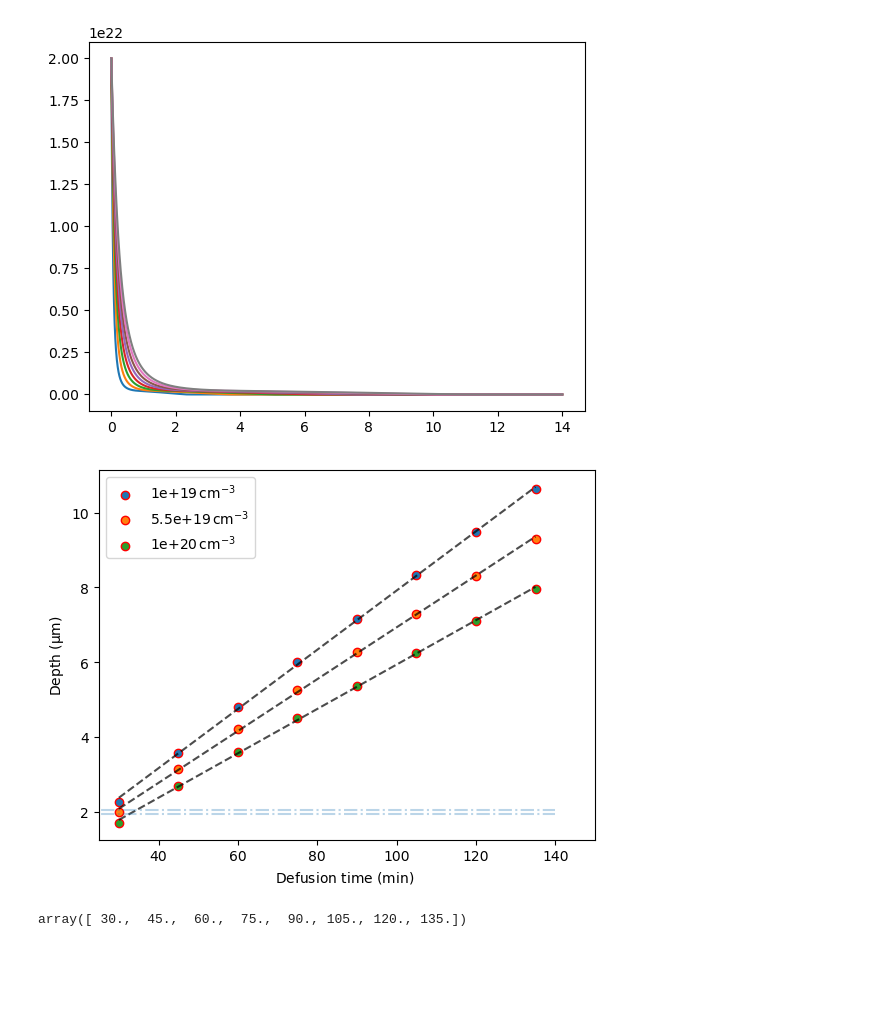
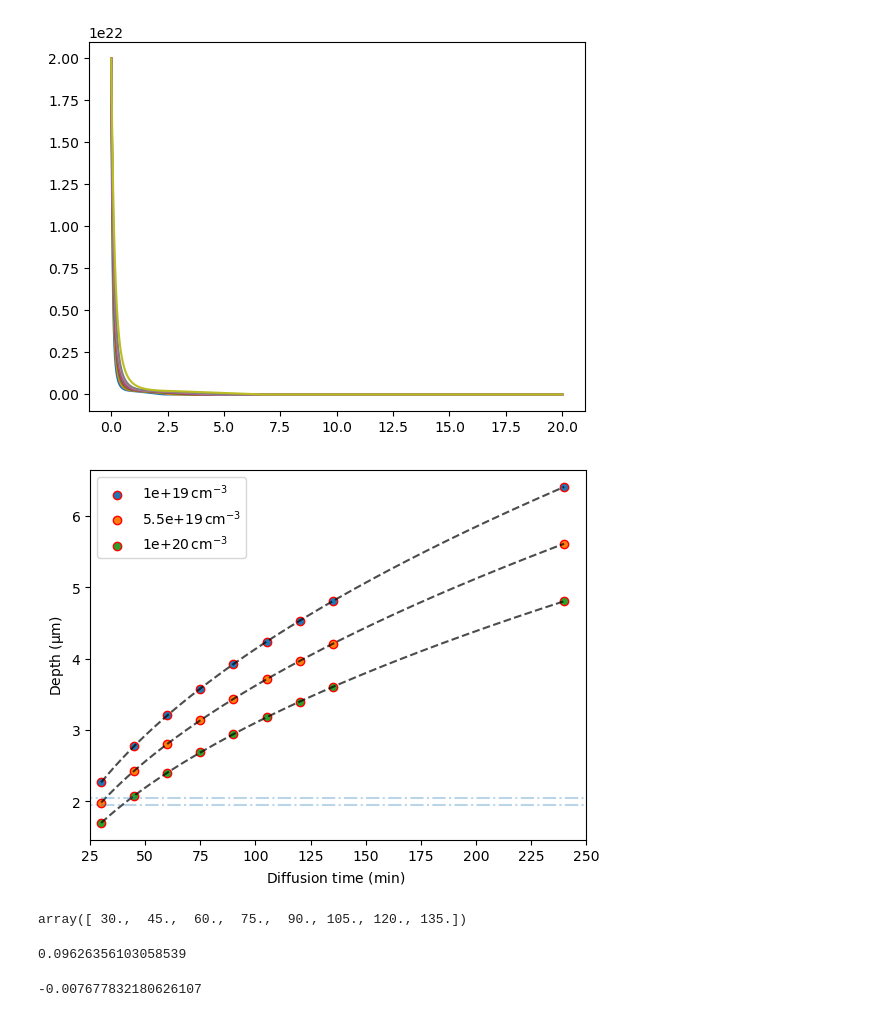
Before and after one commit to PhilPhilJ/MicroNanoProject, a Jupyter notebook: Plot for etch stop.ipynb, the cells around one changed output. Cells and saved outputs as stored; diff of their text form; code cells hidden in the pictures; blank space fills up the shorter version.

```diff
--- a/Plot for etch stop.ipynb
+++ b/Plot for etch stop.ipynb
@@ -4,7 +4,7 @@ import pandas as pd
 import matplotlib.pyplot as plt
 from scipy.optimize import curve_fit
 # %%
-times = ["05", "075", "10", "125", "15", "175", "20", "225"]
+times = ["05", "075", "10", "125", "15", "175", "20", "225", "40"]
 stops = np.linspace(10**19, 10**20, 3)
 # %%
 dfs = []
@@ -20,10 +20,10 @@ for i in range(len(times)):
     dfs.append(df)
 # %%
 def func(t, k, t0):
-    #return np.sqrt(k*(t + t0))
-    return k*t + t0
+    return np.sqrt(k*(t + t0))
+    #return k*t + t0
 # %%
-ts = np.array([0.5, 0.75, 1, 1.25, 1.5, 1.75, 2.0, 2.25]) * 60
+ts = np.array([0.5, 0.75, 1, 1.25, 1.5, 1.75, 2.0, 2.25, 4.0]) * 60
 # %%
 for i in range(len(times)):
 
@@ -31,44 +31,52 @@ for i in range(len(times)):
         doping = dfs[i].doping.to_numpy()
         plt.plot(depth,doping)
 # %% [output]
-[figure, old version]
+[figure, new version]
 # %%
 fig, ax = plt.subplots()
 filled_marker_style = dict(marker='o', linestyle=':', markersize=15,
                            color='darkgrey',
                            markerfacecolor='tab:blue',
                            markerfacecoloralt='lightsteelblue',
                            markeredgecolor='brown')
 new_ts = np.linspace(ts[0], ts[-1], 1000)
 ps = []
 for j in range(len(stops)):
     ys = []
     for i in range(len(times)):
 
         depth = dfs[i].depth.to_numpy()
         doping = dfs[i].doping.to_numpy()
         index = np.argmin(np.abs(np.array(doping)-stops[j]))
         #print(doping[index])
         #print(depth[index])
         ys.append(depth[index])
 
     popt, pcov = curve_fit(func, ts, ys)
     ans = func(new_ts, popt[0], popt[1])
     p = ax.scatter(ts, ys, marker="o", edgecolors="r", alpha=1)
     ps.append(p)
     fit = ax.plot(new_ts, ans, linestyle ="--", color="black", alpha=.7)
 
-ax.hlines(y=2+2*0.025, xmin=20, xmax=140, linestyles="-.", alpha=0.3)
-ax.hlines(y=2-2*0.025, xmin=20, xmax=140, linestyles="-.", alpha=0.3)
-plt.xlabel(r"Defusion time ($\mathrm{min}$)  ")
+ax.hlines(y=2+2*0.025, xmin=20, xmax=250, linestyles="-.", alpha=0.3)
+ax.hlines(y=2-2*0.025, xmin=20, xmax=250, linestyles="-.", alpha=0.3)
+plt.xlabel(r"Diffusion time ($\mathrm{min}$)  ")
 plt.ylabel(r"Depth ($\mathrm{\mu m }$)")
 ax.legend([ps[0], ps[1], ps[2]], [str(stops[0]) + r"$\,\mathrm{cm}^{-3}}$",str(stops[1]) + r"$\,\mathrm{cm}^{-3}}$",str(stops[2]) + r"$\,\mathrm{cm}^{-3}}$"])
-plt.xlim(25, 150)
+plt.xlim(25, 250)
 plt.show()
 fig.savefig(r'C:\Users\Phili\OneDrive\Skrivebord\Skole\DTU\Fysik og Nanoteknologi\22600 Fabrication of micro- and nanostructures\Project\Process Simulation\figures\depth.png', dpi=350,bbox_inches = "tight")
 # %% [output]
-[figure, old version]
+[figure, new version]
 # %%
 ts
 # %% [output]
 array([ 30.,  45.,  60.,  75.,  90., 105., 120., 135.])
+# %%
+popt[0]
+# %% [output]
+0.09626356103058539
+# %%
+popt[1]
+# %% [output]
+-0.007677832180626107
```
